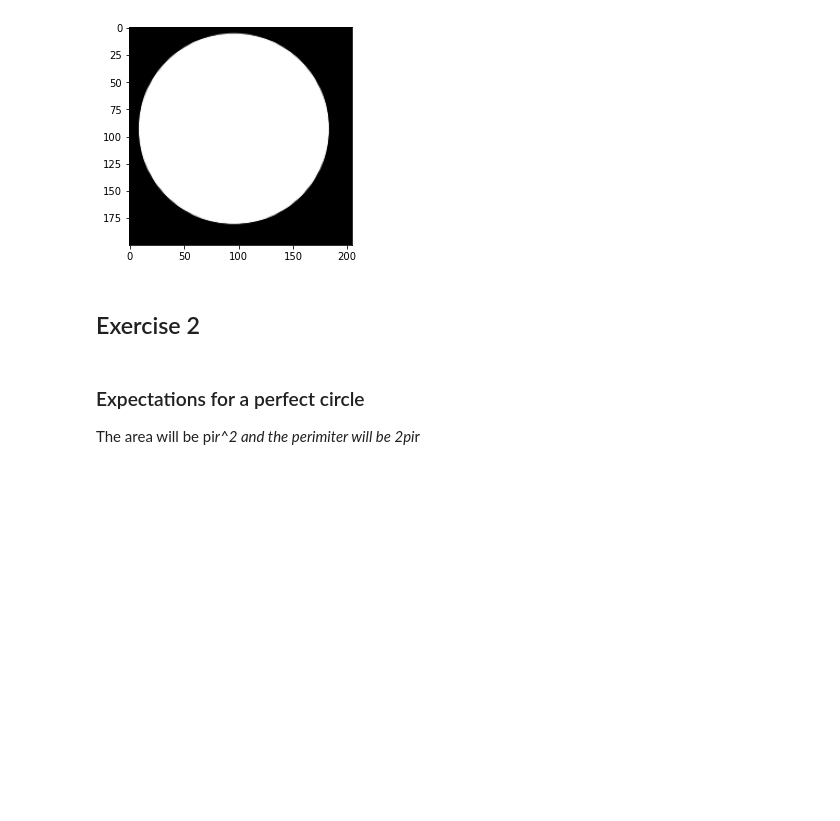
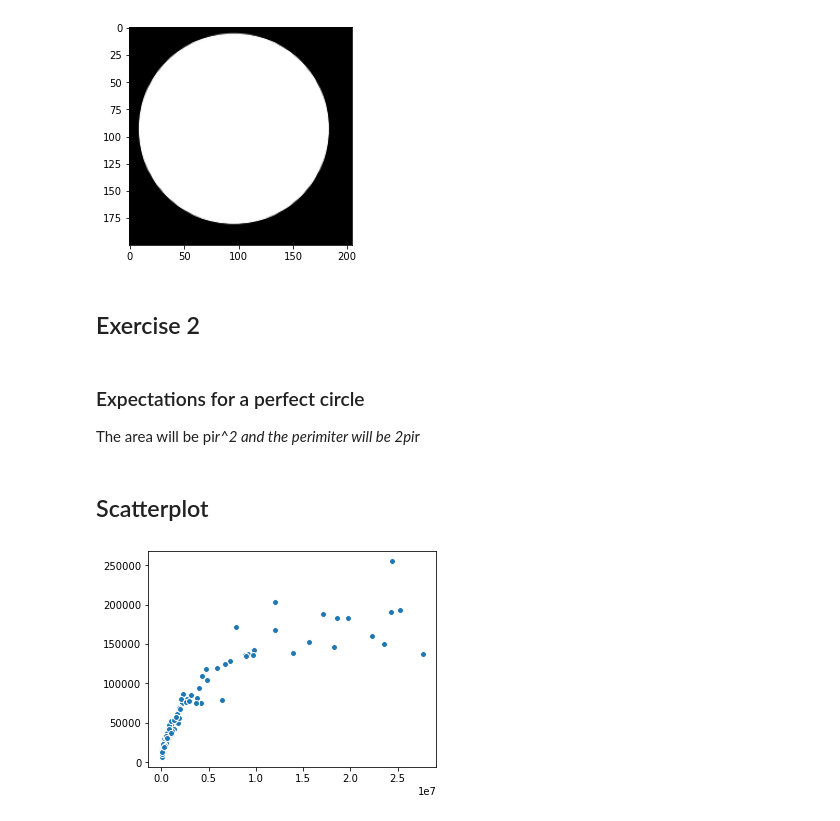
Before and after one commit to adagige/fyp2021p03g02, a Jupyter notebook: notebooks/Exercise 1.ipynb, the cells around one changed output. Saved outputs shown, nothing was run; the diff lists cells and outputs as text; code cells hidden in the pictures; blank space fills up the shorter version.

```diff
--- a/notebooks/Exercise 1.ipynb
+++ b/notebooks/Exercise 1.ipynb
@@ -12,0 +20,13 @@ from PIL import Image
+# %%
+#load all images of type .jpg
+im_file_list2 = glob.glob("../data/example_image/*.jpg")
+#load all maps of type .png
+map_file_list2 = glob.glob("../data/example_segmentation/*.png")
+
+#im_files = sorted(im_file_list2, key = uniq)
+im_files = sorted(im_file_list2)
+len(im_files)
+
+#map_files = sorted(map_file_list2, key = uniq)
+map_files = sorted(map_file_list2)
+len(map_files)
@@ -13,3 +37,8 @@ from PIL import Image
+# %%
+#Load in all .jpg files from the 'example_image' folder
+images = [plt.imread(file) for file in im_files]
+#Load in all .png files from the 'example_segmentation' folder
+maps = [plt.imread(file) for file in map_files]
 # %% [markdown]
 ## Explore an image from the dataset
 # %%
@@ -191,6 +220,29 @@ plt.imshow(circle)
 # %% [markdown]
 ### Expectations for a perfect circle
 The area will be pi*r^2 and the perimiter will be 2pi*r
+# %% [markdown]
+## Scatterplot
+# %%
+areas = []
+peris = []
+for i in maps:
+    area, perimiter = measure_area_perimeter(i)
+    areas.append(area)
+    peris.append(perimiter)
+# %%
+def scatterplot(x, y):
+    # Define the size of the figure
+    fig = plt.figure(figsize=(4, 3))
+    # Set axes, that you want to work with:
+    axes = fig.add_axes([0, 0, 1, 1]) # left, bottom, width, height (range 0 to 1)
+    # actually plot the data:
+    axes.scatter(x, y, label = 'Data', edgecolors='white')
+    #axes.legend(loc='upper left'); axes.set_xlabel(data); axes.set_ylabel(data); axes.set_title('Scatter plot');
+    return None
+# %%
+scatterplot(areas, peris)
+# %% [output]
+[figure, added]
 # %%
 %run -i ../fyp2021p3_group00_functions.py
 # %%
```
Also changed, not shown: parts of 5 cells of this notebook, 2 other files.
